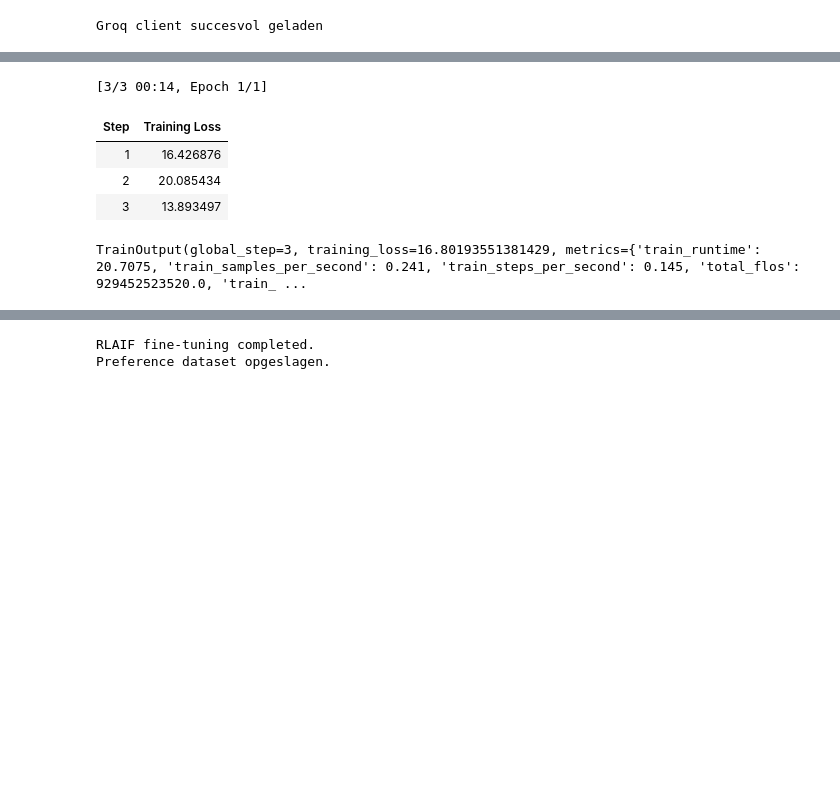
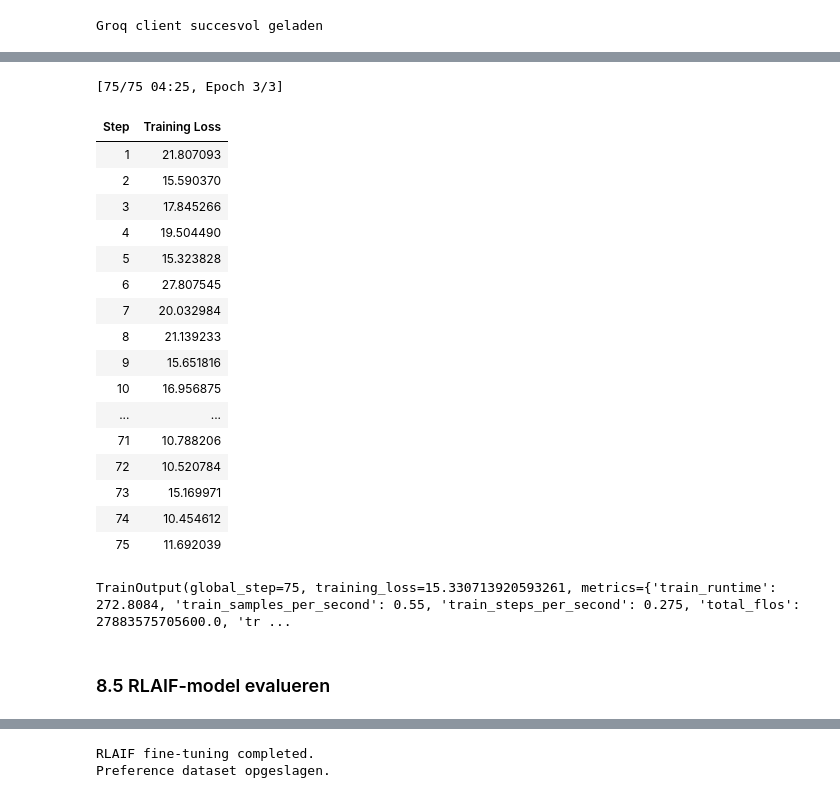
Before and after one commit to mattyonaize/GenAI-Portfolio2, a Jupyter notebook: titelgeneratie_pipeline.ipynb, the cells around one changed output, grey strips where cells are left out. Drawn from its saved outputs; the diff is of its cells as text; code cells hidden in the pictures; blank space fills up the shorter version.

```diff
--- a/titelgeneratie_pipeline.ipynb
+++ b/titelgeneratie_pipeline.ipynb
@@ -519,22 +780,4 @@ Daarom vergelijken we meerdere strategieën met:
 # %%
-# 5. Generatie, sampling en evaluatie
-model = trainer.model
-model.eval()
-device = model.device
-
-def generate_title(abstract, **generation_kwargs):
-    prompt = prefix + abstract
-    inputs = tokenizer(prompt, return_tensors="pt", truncation=True, max_length=max_source_length).to(device)
-    generated = model.generate(
-        **inputs,
-        #max_new_tokens=max_target_length,
-        **generation_kwargs,
-    )
-
-    return tokenizer.decode(generated[0], skip_special_tokens=True).strip()
-
-
-
 generation_strategies = {
     "greedy": {"do_sample": False, "num_beams": 1},
     "beam_4": {"do_sample": False, "num_beams": 4},
@@ -550,24 +793,6 @@ for strategy_name, kwargs in generation_strategies.items():
         print("REF :", row["title"])
         print("PRED:", prediction)
         print("---")
-
-
-
-def evaluate_strategy(strategy_kwargs, sample_size=25):
-    subset = val_df.head(sample_size)
-    predictions = [generate_title(abstract, **strategy_kwargs) for abstract in subset["abstract"]]
-    references = subset["title"].tolist()
-
-    return rouge.compute(predictions=predictions, references=references, use_stemmer=True)
-
-
-
-strategy_scores = {
-    name: evaluate_strategy(kwargs, sample_size=25)
-    for name, kwargs in generation_strategies.items()
-}
-
-strategy_scores
 # %% [output]
 === greedy ===
 REF : De intra-rater betrouwbaarheid van de citecmotion hand-held dynamometer bij het meten van knijpkracht en knie-extensiekracht bij gezonde volwassenen
@@ -652,7 +960,7 @@ Groq client succesvol geladen
 # Kleine subset voor het testen
 
 subset = val_df.sample(
-    5,# uiteindelijk naar 100 zetten, maar nu voor snelheid...
+    50,# uiteindelijk naar 100 zetten, maar nu voor snelheid...
     random_state=42
 )
 # %%
@@ -897,37 +1241,52 @@ training_args = TrainingArguments(
 
     output_dir="./rlaif_model",
 
     per_device_train_batch_size=2,
 
-    num_train_epochs=1,
+    num_train_epochs=3,
 
-    learning_rate=2e-5,
+    learning_rate=5e-5,
 
     logging_steps=1,
 
     save_strategy="epoch",
 
     remove_unused_columns=False
 )
 
 # Trainer
 
 trainer = Trainer(
 
     model=model,
 
     args=training_args,
 
     train_dataset=tokenized_rlaif_dataset
 )
 
 # Trainen
 
 trainer.train()
 # %% [output]
-[3/3 00:14, Epoch 1/1]
+[75/75 04:25, Epoch 3/3]
 | Step | Training Loss |
-| 1 | 16.426876 |
-| 2 | 20.085434 |
-| 3 | 13.893497 |
+| 1 | 21.807093 |
+| 2 | 15.590370 |
+| 3 | 17.845266 |
+| 4 | 19.504490 |
+| 5 | 15.323828 |
+| 6 | 27.807545 |
+| 7 | 20.032984 |
+| 8 | 21.139233 |
+| 9 | 15.651816 |
+| 10 | 16.956875 |
+| ... | ... |
+| 71 | 10.788206 |
+| 72 | 10.520784 |
+| 73 | 15.169971 |
+| 74 | 10.454612 |
+| 75 | 11.692039 |
-TrainOutput(global_step=3, training_loss=16.80193551381429, metrics={'train_runtime': 20.7075, 'train_samples_per_second': 0.241, 'train_steps_per_second': 0.145, 'total_flos': 929452523520.0, 'train_ ...
+TrainOutput(global_step=75, training_loss=15.330713920593261, metrics={'train_runtime': 272.8084, 'train_samples_per_second': 0.55, 'train_steps_per_second': 0.275, 'total_flos': 27883575705600.0, 'tr ...
+# %% [markdown]
+### 8.5 RLAIF-model evalueren
```
Also changed, not shown: parts of 90 cells of this notebook, 2 other files.
